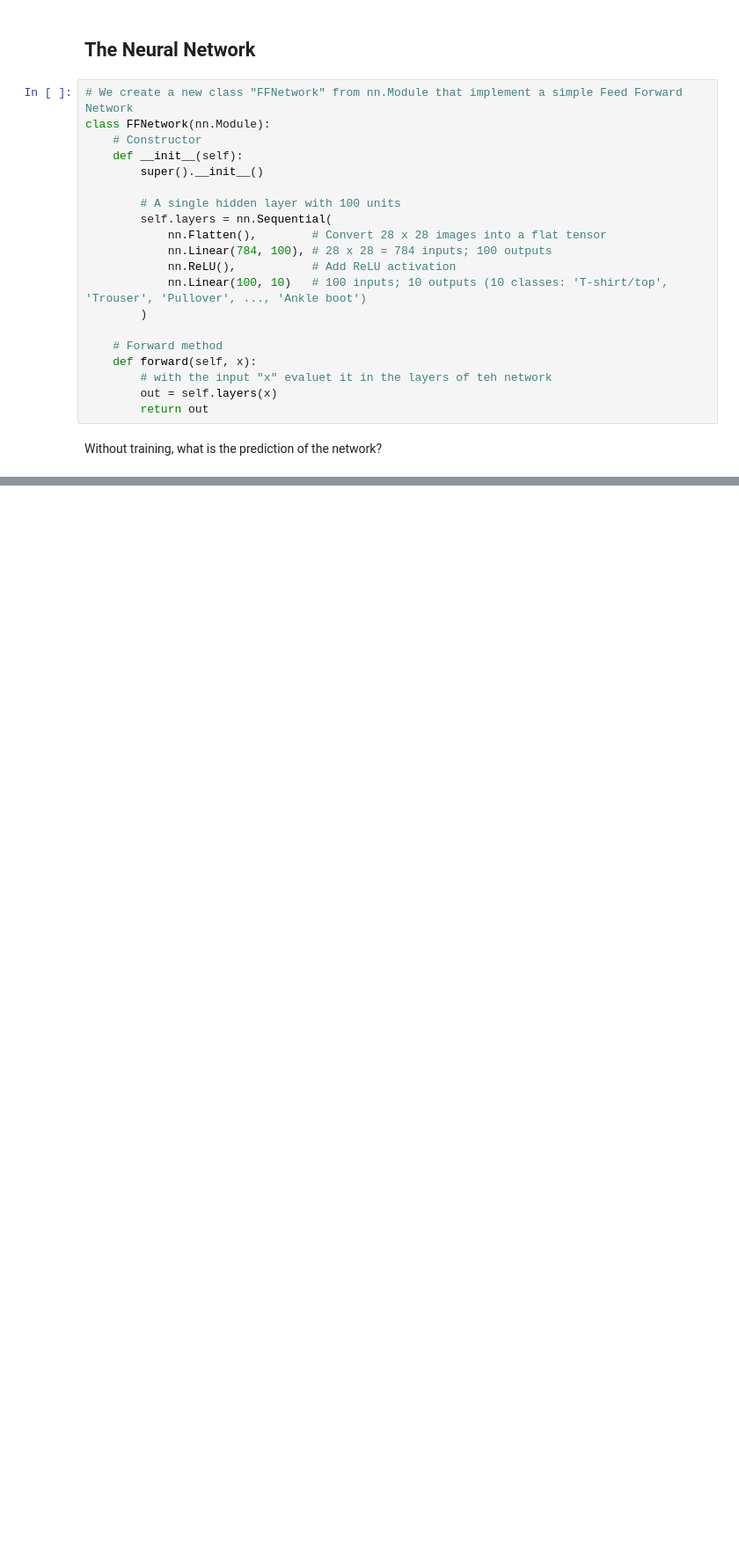
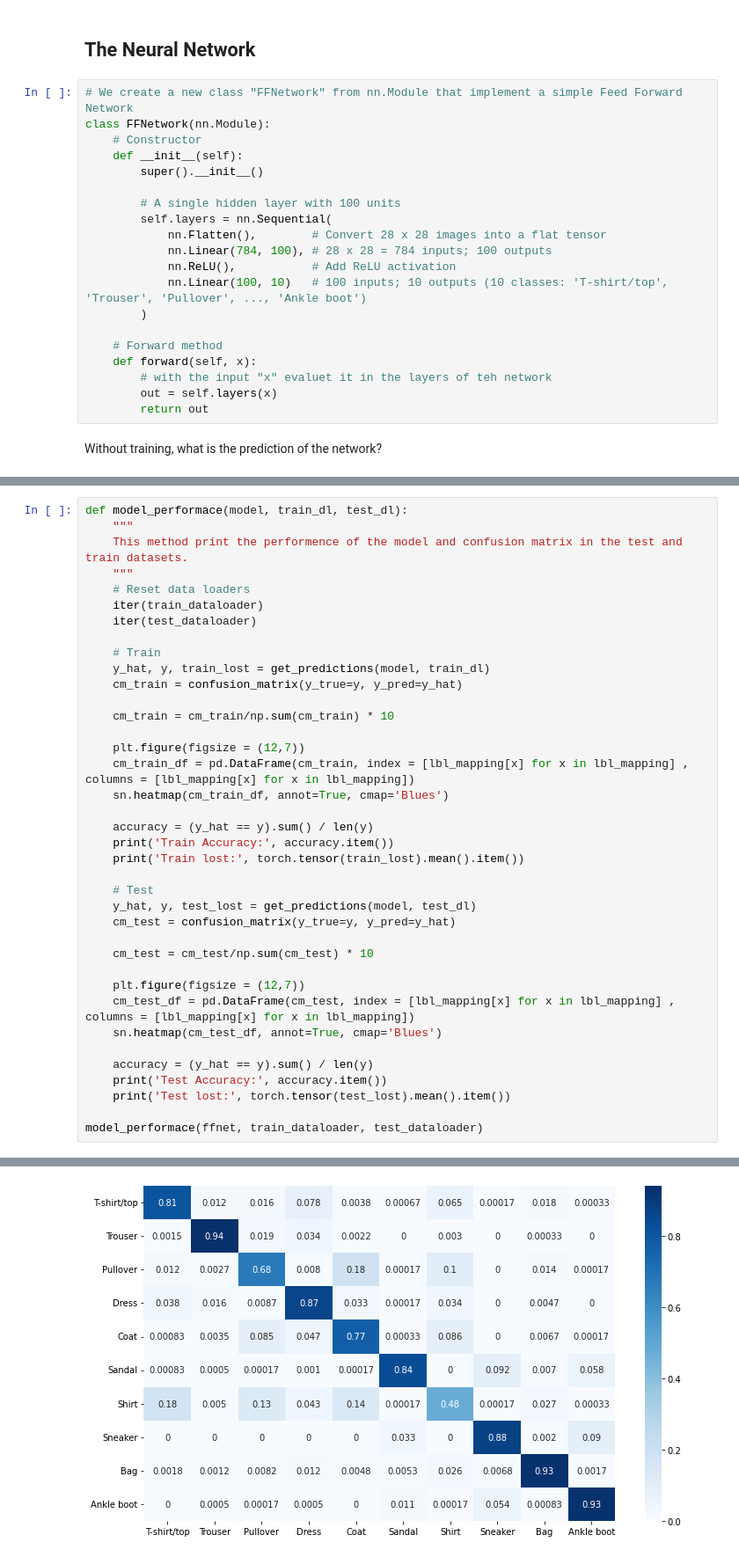
Before and after one commit to cgrodrigues/IntroductionToDeepLearning, a Jupyter notebook: RegularizationAndDropout.ipynb, the cells around one changed output, grey strips where cells are left out. Shown at 88% size. Cells and saved outputs as stored; diff of their text form; blank space fills up the shorter version.

```diff
--- a/RegularizationAndDropout.ipynb
+++ b/RegularizationAndDropout.ipynb
@@ -241,0 +261,39 @@ plt.show()
+# %%
+def model_performace(model, train_dl, test_dl):
+    """
+    This method print the performence of the model and confusion matrix in the test and train datasets.
+    """
+    # Reset data loaders
+    iter(train_dataloader)
+    iter(test_dataloader)
+
+    # Train
+    y_hat, y, train_lost = get_predictions(model, train_dl)
+    cm_train = confusion_matrix(y_true=y, y_pred=y_hat)
+
+    cm_train = cm_train/np.sum(cm_train) * 10
+
+    plt.figure(figsize = (12,7))
+    cm_train_df = pd.DataFrame(cm_train, index = [lbl_mapping[x] for x in lbl_mapping] , columns = [lbl_mapping[x] for x in lbl_mapping])
+    sn.heatmap(cm_train_df, annot=True, cmap='Blues')
+
+    accuracy = (y_hat == y).sum() / len(y)
+    print('Train Accuracy:', accuracy.item())
+    print('Train lost:', torch.tensor(train_lost).mean().item())
+
+    # Test
+    y_hat, y, test_lost = get_predictions(model, test_dl)
+    cm_test = confusion_matrix(y_true=y, y_pred=y_hat)
+
+    cm_test = cm_test/np.sum(cm_test) * 10
+
+    plt.figure(figsize = (12,7))
+    cm_test_df = pd.DataFrame(cm_test, index = [lbl_mapping[x] for x in lbl_mapping] , columns = [lbl_mapping[x] for x in lbl_mapping])
+    sn.heatmap(cm_test_df, annot=True, cmap='Blues')
+
+    accuracy = (y_hat == y).sum() / len(y)
+    print('Test Accuracy:', accuracy.item())
+    print('Test lost:', torch.tensor(test_lost).mean().item())
+
+model_performace(ffnet, train_dataloader, test_dataloader)
+# %% [output]
@@ -241,0 +304 @@ plt.show()
+[figure, added]
```
Also changed, not shown: parts of 24 cells of this notebook.
